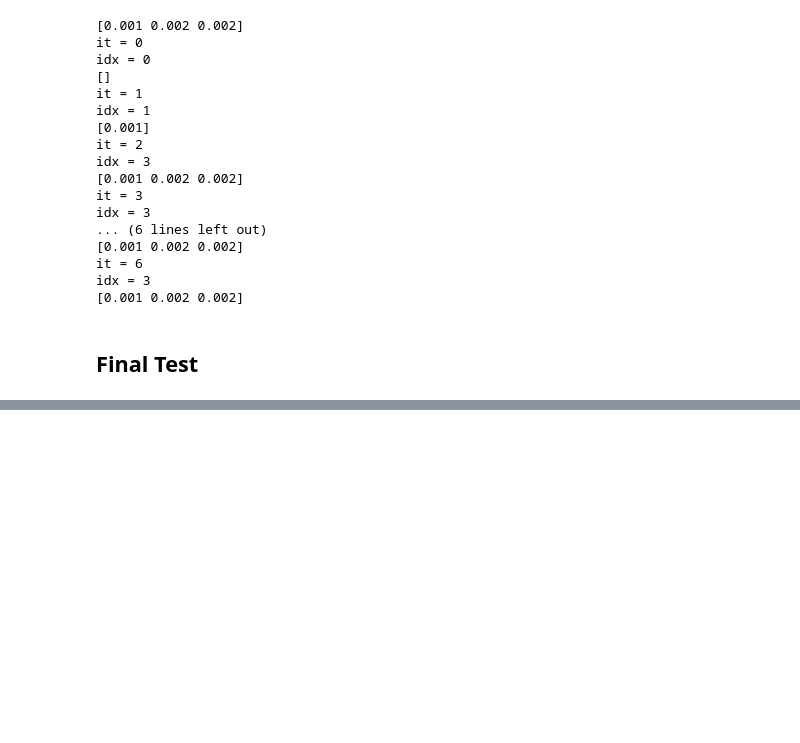
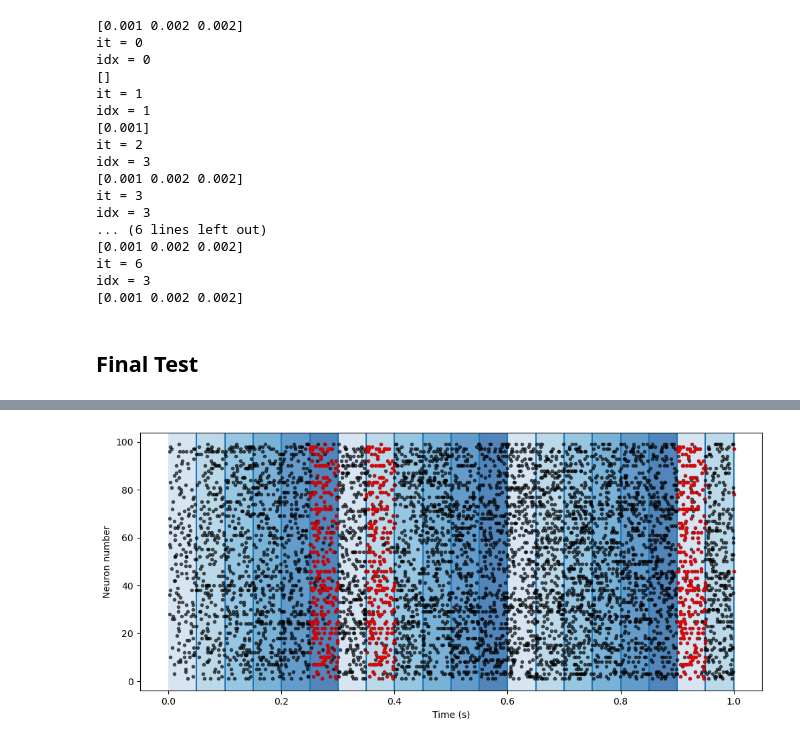
Before and after one commit to mehranfaraji/STDP-Finds-Start-of-Patterns, a Jupyter notebook: dev.ipynb, the cells around one changed output, grey strips where cells are left out. Drawn from its saved outputs; the diff is of its cells as text; code cells hidden in the pictures; blank space fills up the shorter version.

```diff
--- a/dev.ipynb
+++ b/dev.ipynb
@@ -1167 +1176,10 @@ def plot_potential(start_time, end_time, model, dt, save_path=None):
+# %%
+params = {'start_time' : 0.0,
+        'end_time' : 1.0,
+        'start_index' : 0,
+        'end_index' : 100,}
+
+plot_input(times, indices, params, times_pattern, indices_pattern)
+# %% [output]
+[figure, added]
 # %%
```
Also changed, not shown: parts of 24 cells of this notebook, 4 other files.
